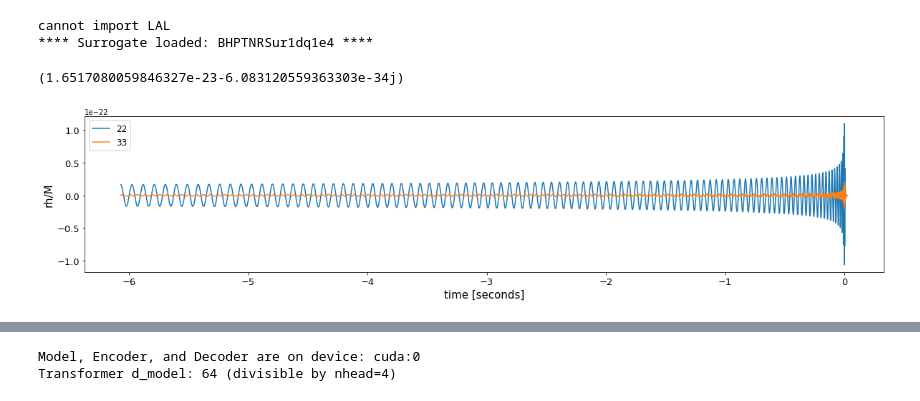
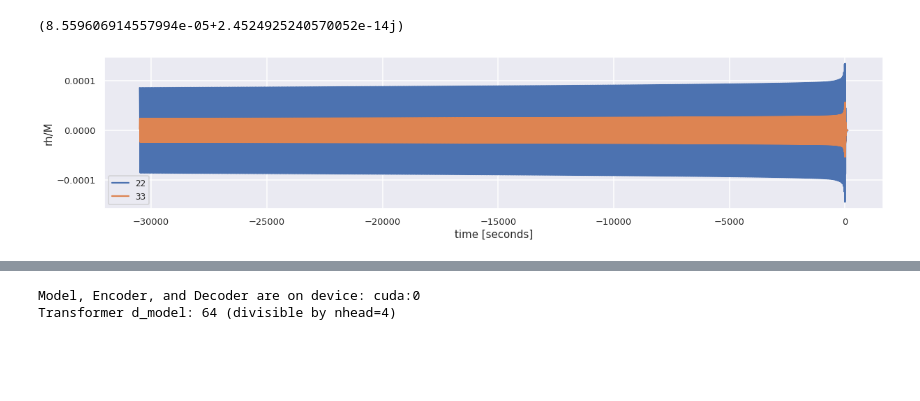
Before and after one commit to eg-trim/twin, a Jupyter notebook: BHPT.ipynb, the cells around one changed output, grey strips where cells are left out. Cells and saved outputs as stored; diff of their text form; code cells hidden in the pictures; blank space fills up the shorter version.

```diff
--- a/BHPT.ipynb
+++ b/BHPT.ipynb
@@ -1,29 +1,26 @@
 # %%
-PATH_TO_BHPTNRSur = "/home/ubuntu/EG-CA/BHPTNRSurrogate"
+PATH_TO_BHPTNRSur = "/home/ubuntu/EG-UT/BHPTNRSurrogate"
 import numpy as np
 import matplotlib.pyplot as plt
 import sys
 # add the path to the script directory
 sys.path.append(PATH_TO_BHPTNRSur)
 from surrogates import BHPTNRSur1dq1e4 as bhptsur
-# %% [output]
-cannot import LAL
-**** Surrogate loaded: BHPTNRSur1dq1e4 ****
 # %%
-tsur, hsur = bhptsur.generate_surrogate(q=2.5, M_tot=60, dist_mpc=10000)
+tsur, hsur = bhptsur.generate_surrogate(q=10000)
 print(hsur[(2,2)][0])
 
 #print(hsur.keys())
 
 plt.figure(figsize=(20,4))
 plt.plot(tsur, np.real(hsur[(2,2)]), '-', label='22')
 plt.plot(tsur, np.real(hsur[(3,3)]), '-', label='33')
 plt.xlabel('time [seconds]', fontsize=15)
 plt.ylabel('rh/M', fontsize=15)
 plt.xticks(fontsize=13)
 plt.yticks(fontsize=13)
 plt.legend(fontsize=12)
 plt.show()
 # %% [output]
-(1.6517080059846327e-23-6.083120559363303e-34j)
+(8.559606914557994e-05+2.4524925240570052e-14j)
-[figure, old version]
+[figure, new version]
```
Also changed, not shown: parts of 6 cells of this notebook, 1 other file.
